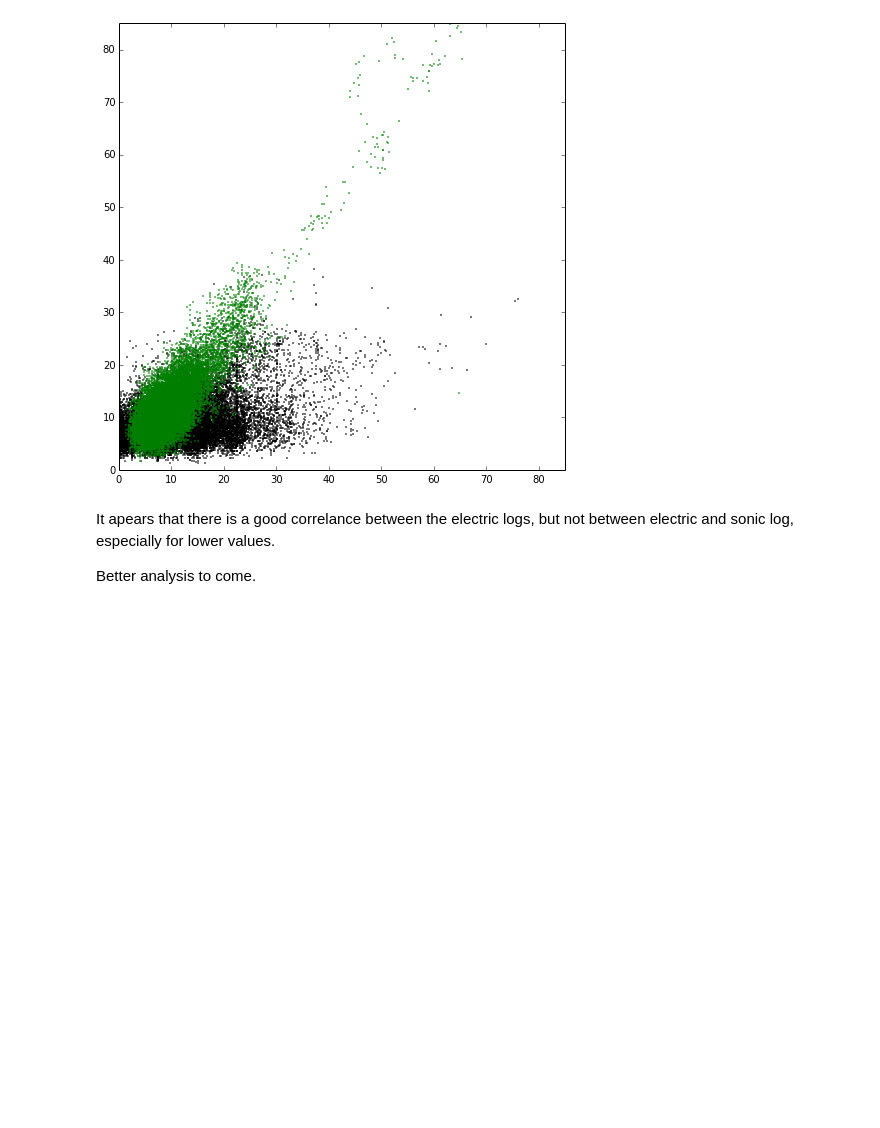
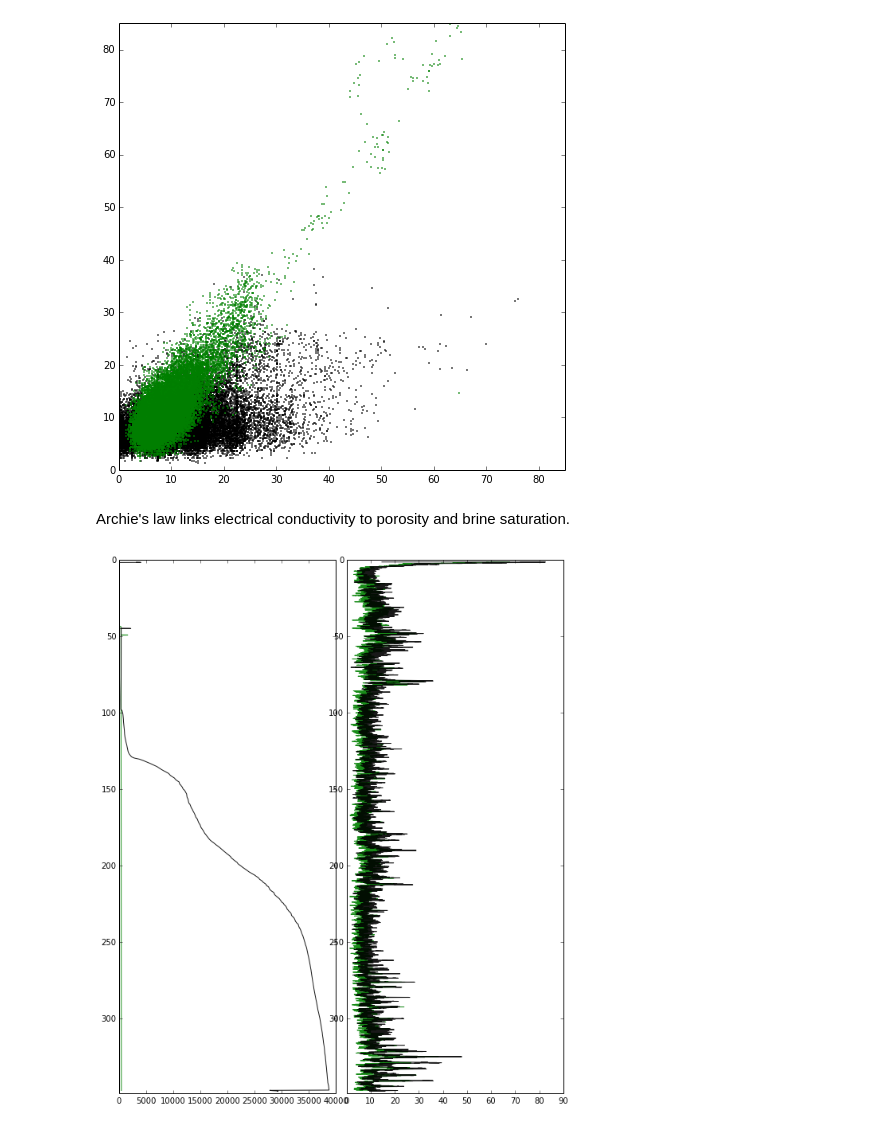
Before and after one commit to TobbeTripitaka/Dalbyover, a Jupyter notebook: Dalbyover sonic log.ipynb, the cells around one changed output. Drawn from its saved outputs; the diff is of its cells as text; code cells hidden in the pictures; blank space fills up the shorter version.

Commit message:
started with electric

```diff
--- a/Dalbyover sonic log.ipynb
+++ b/Dalbyover sonic log.ipynb
@@ -47,6 +42,7 @@ def well_plot(x,y=data['DEPTH'],label=None,lw=1,color='black',alpha=0.9):
     Using matplotlib to plot a well log.
     '''
     plt.plot(x,y,label = label,lw = lw, color=color, alpha=alpha)
+    plt.ylim(max(data['DEPTH']),0)
     return
 
 # In files
@@ -211,7 +207,3 @@ plt.ylim(0,85)
 plt.show()
 # %% [output]
 [figure]
-# %% [markdown]
-It apears that there is a good correlance between the electric logs, but not between electric and sonic log, especially for lower values.
-
-Better analysis to come.
@@ -217,0 +214,18 @@ Better analysis to come.
+# %% [markdown]
+Archie's law links electrical conductivity to porosity and brine saturation.
+# %%
+fig = plt.figure(figsize=(10,12))
+fig.subplots_adjust(wspace=0.05)
+
+ax1 = plt.subplot(121)
+well_plot(data['COND_E1'],color = 'green')
+well_plot(data['COND_E2'])
+
+ax2 = plt.subplot(122)
+well_plot(data['NGAM_E1'],color = 'green')
+well_plot(data['NGAM_E2'])
+
+
+plt.show()
+# %% [output]
+[figure, added]
```
Also changed, not shown: parts of 2 cells of this notebook.
